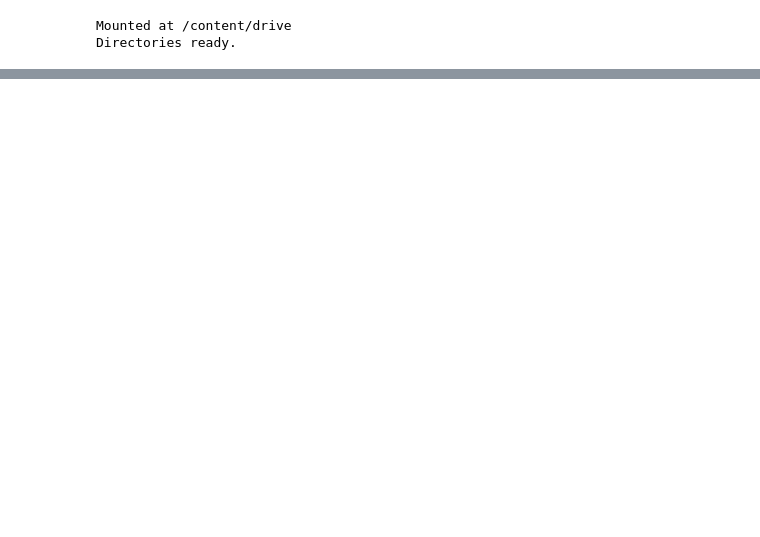
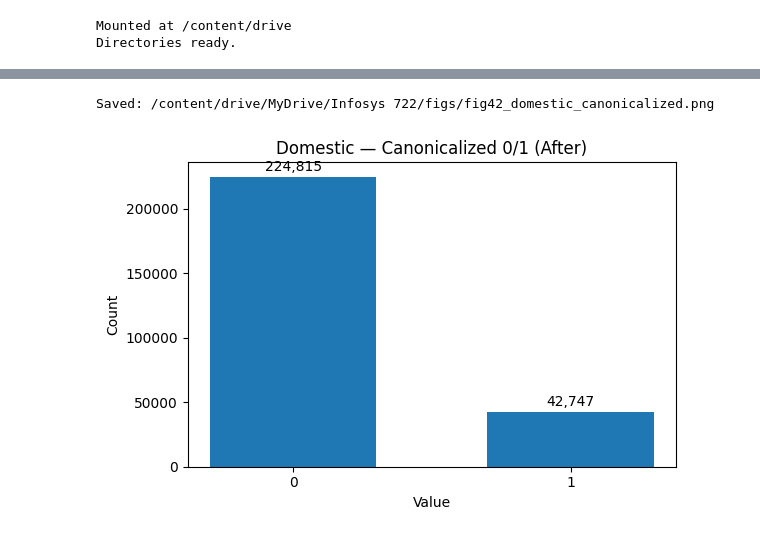
Before and after one commit to susie682/Infosys722--Assignment-4-BDAS, a Jupyter notebook: 4_1_DataReduction.ipynb, the cells around one changed output, grey strips where cells are left out. Drawn from its saved outputs; the diff is of its cells as text; code cells hidden in the pictures; blank space fills up the shorter version.

```diff
--- a/4_1_DataReduction.ipynb
+++ b/4_1_DataReduction.ipynb
@@ -61 +118,26 @@ Loaded: (267, 15)
+# %%
+
+# Figure 42
+try:
+    raw = pd.read_csv(RAW_CSV)
+    s = raw["Domestic"].astype(str).str.strip().str.lower()
+    vec = np.where(s.isin(["1","y","yes","true","t"]), 1, 0)
+    counts = pd.Series(vec).value_counts().sort_index()
+    vals, cts = counts.index.values, counts.values
+
+    fig, ax = plt.subplots(figsize=(6,4))
+    bars = ax.bar(vals, cts, width=0.6)
+    for b, c in zip(bars, cts):
+        ax.text(b.get_x()+b.get_width()/2, c+max(cts)*0.01, f"{c:,}", ha="center", va="bottom")
+    ax.set_xticks([0,1]); ax.set_xlabel("Value"); ax.set_ylabel("Count")
+    ax.set_title("Domestic — Canonicalized 0/1 (After)")
+    fig.tight_layout()
+    out_path = os.path.join(FIG_DIR, "fig42_domestic_canonicalized.png")
+    fig.savefig(out_path, dpi=150, bbox_inches="tight"); print("Saved:", out_path)
+    display(fig); plt.close(fig)
+except Exception as e:
+    print("⚠️ Figure 42 skipped:", e)
+# %% [output]
+Saved: /content/drive/MyDrive/Infosys 722/figs/fig42_domestic_canonicalized.png
+[figure, added]
 # %%
```
Also changed, not shown: parts of 13 cells of this notebook.
